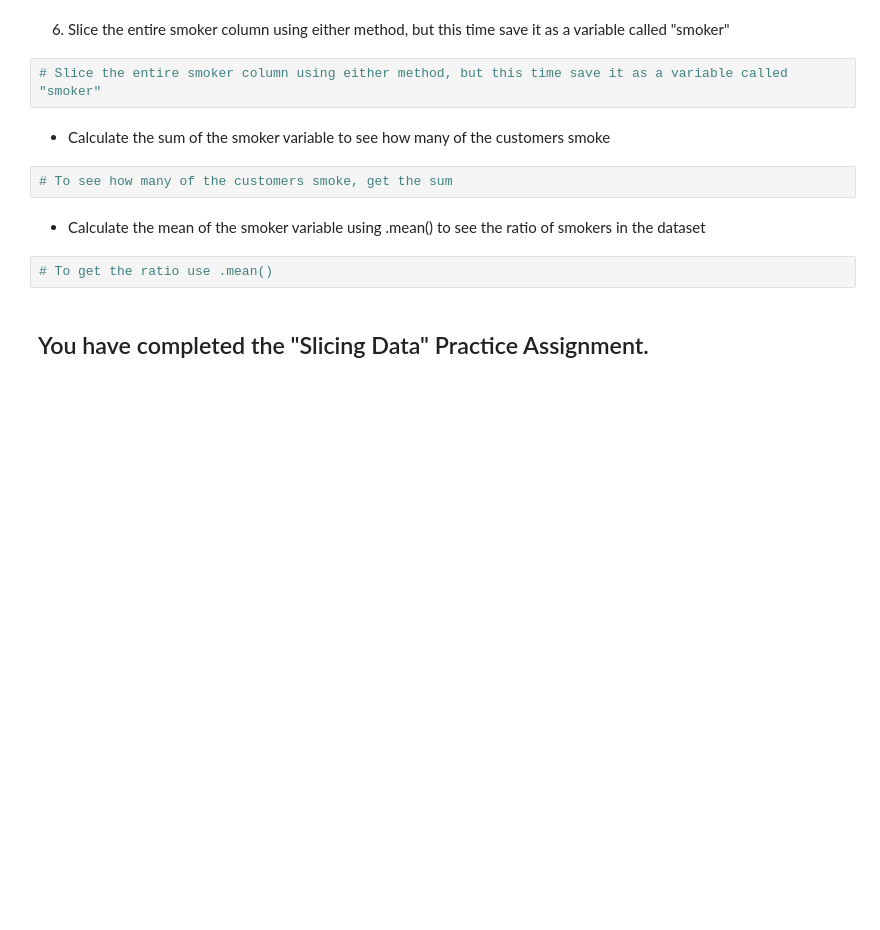
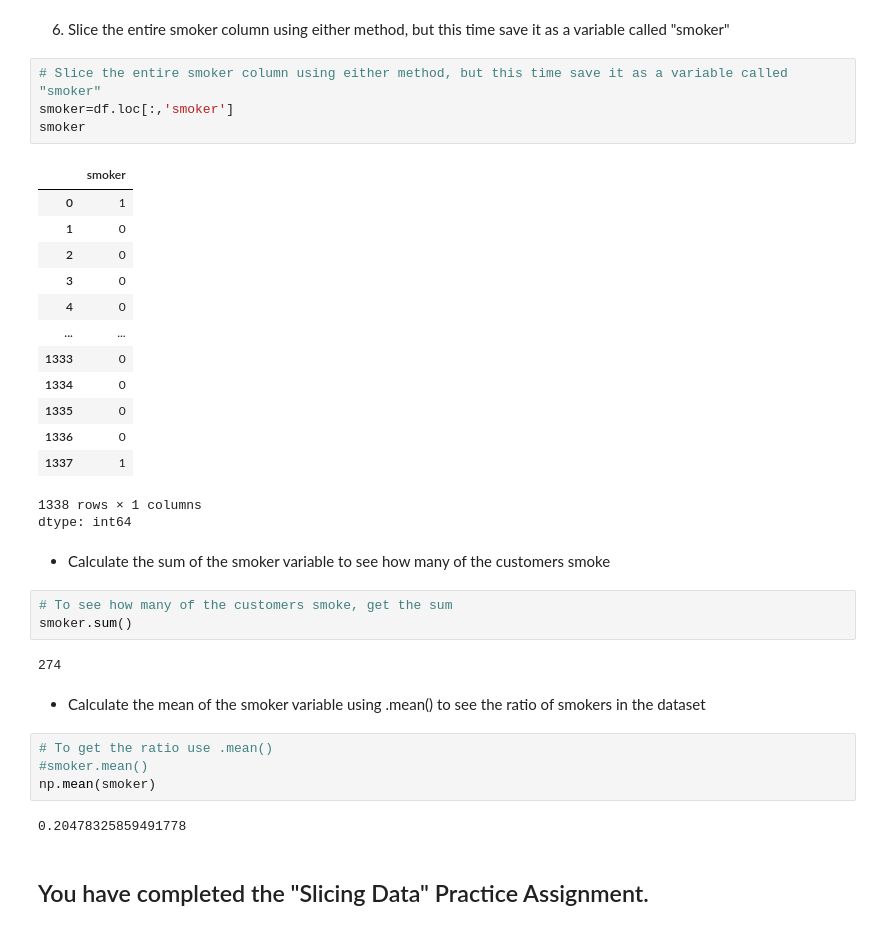
Before and after one commit to SamarBaghdadi/CodingDojo_DS_V23, a Jupyter notebook: Insurance_Data_Starter_Notebook.ipynb, the cells around one changed output. Saved outputs shown, nothing was run; the diff lists cells and outputs as text; blank space fills up the shorter version.

```diff
--- a/Insurance_Data_Starter_Notebook.ipynb
+++ b/Insurance_Data_Starter_Notebook.ipynb
@@ -158,16 +208,40 @@ ___
 6) Slice the entire smoker column using either method, but this time save it as a variable called "smoker"
 # %%
 # Slice the entire smoker column using either method, but this time save it as a variable called "smoker"
+smoker=df.loc[:,'smoker']
+smoker
+# %% [output]
+|  | smoker |
+| 0 | 1 |
+| 1 | 0 |
+| 2 | 0 |
+| 3 | 0 |
+| 4 | 0 |
+| ... | ... |
+| 1333 | 0 |
+| 1334 | 0 |
+| 1335 | 0 |
+| 1336 | 0 |
+| 1337 | 1 |
+1338 rows × 1 columns
+dtype: int64
 # %% [markdown]
 
 - Calculate the sum of the smoker variable to see how many of the customers smoke
 # %%
 # To see how many of the customers smoke, get the sum
+smoker.sum()
+# %% [output]
+274
 # %% [markdown]
 
 - Calculate the mean of the smoker variable using .mean() to see the ratio of smokers in the dataset
 # %%
 # To get the ratio use .mean()
+#smoker.mean()
+np.mean(smoker)
+# %% [output]
+0.20478325859491778
 # %% [markdown]
 ## You have completed the "Slicing Data" Practice Assignment.
 # %% [markdown]
```
Also changed, not shown: parts of 14 cells of this notebook.
